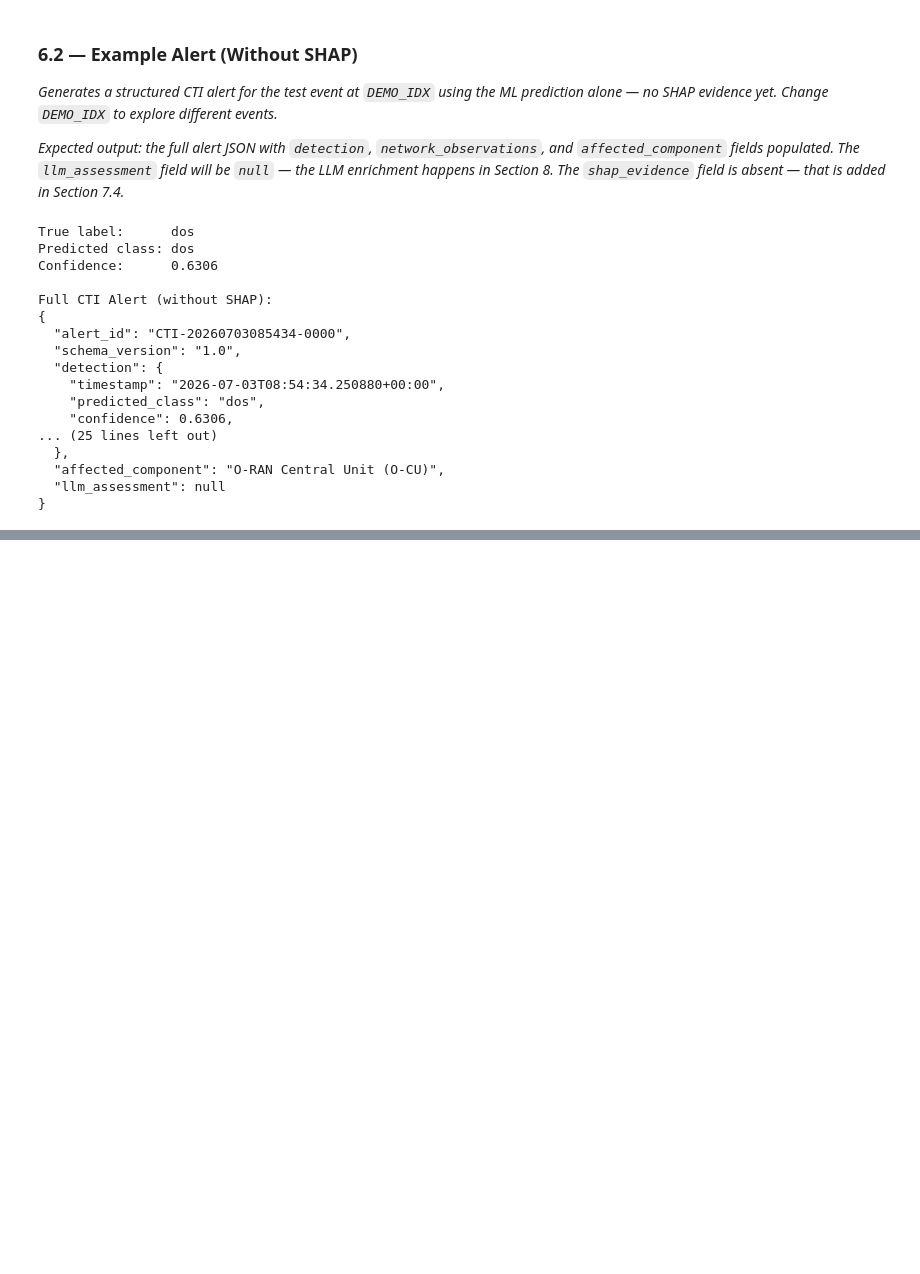
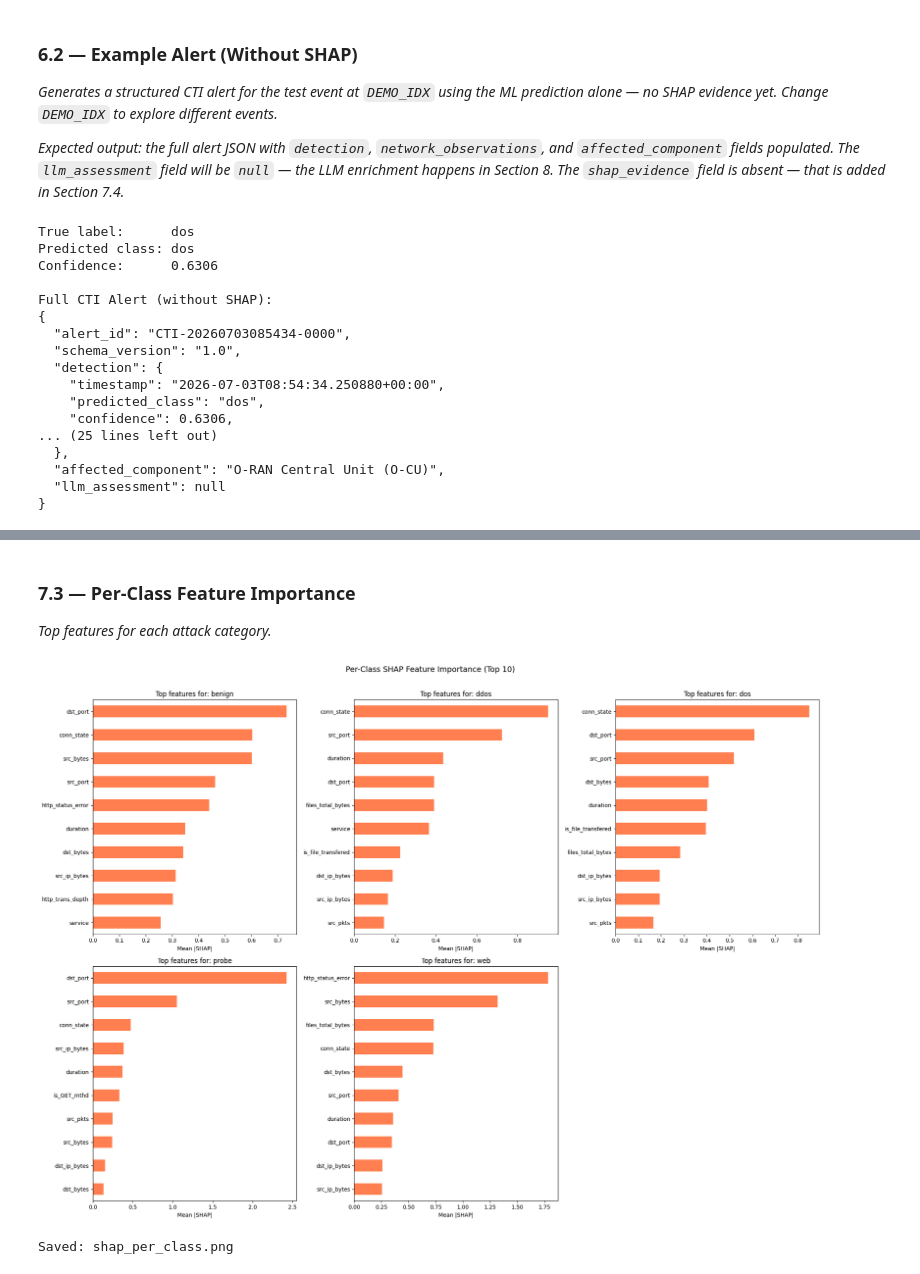
Before and after one commit to chira99/5g-oran-cti-code-exercise, a Jupyter notebook: notebooks/5g_oran_cti_pipeline.ipynb, the cells around one changed output, grey strips where cells are left out. Cells and saved outputs as stored; diff of their text form; code cells hidden in the pictures; blank space fills up the shorter version.

```diff
--- a/notebooks/5g_oran_cti_pipeline.ipynb
+++ b/notebooks/5g_oran_cti_pipeline.ipynb
@@ -854,0 +946,25 @@ Full CTI Alert (without SHAP):
+# %% [markdown]
+### 7.3 — Per-Class Feature Importance
+*Top features for each attack category.*
+# %%
+fig, axes = plt.subplots(2, 3, figsize=(20, 14))
+axes = axes.flatten()
+
+for i, cls in enumerate(CLASS_NAMES):
+    # shap_values[i]: (samples, features) for class i
+    shap_cls = pd.Series(np.abs(shap_values[i]).mean(axis=0), index=X_test.columns)
+    shap_cls = shap_cls.sort_values(ascending=True).tail(10)
+    shap_cls.plot(kind='barh', ax=axes[i], color='coral')
+    axes[i].set_title(f'Top features for: {cls}')
+    axes[i].set_xlabel('Mean |SHAP|')
+
+axes[-1].set_visible(False)
+
+plt.suptitle('Per-Class SHAP Feature Importance (Top 10)', y=1.01, fontsize=14)
+plt.tight_layout()
+plt.savefig('/content/drive/MyDrive/CTI/shap_per_class.png', dpi=150, bbox_inches='tight')
+plt.show()
+print('Saved: shap_per_class.png')
+# %% [output]
+[figure, added]
+Saved: shap_per_class.png
```
Also changed, not shown: parts of 7 cells of this notebook.
